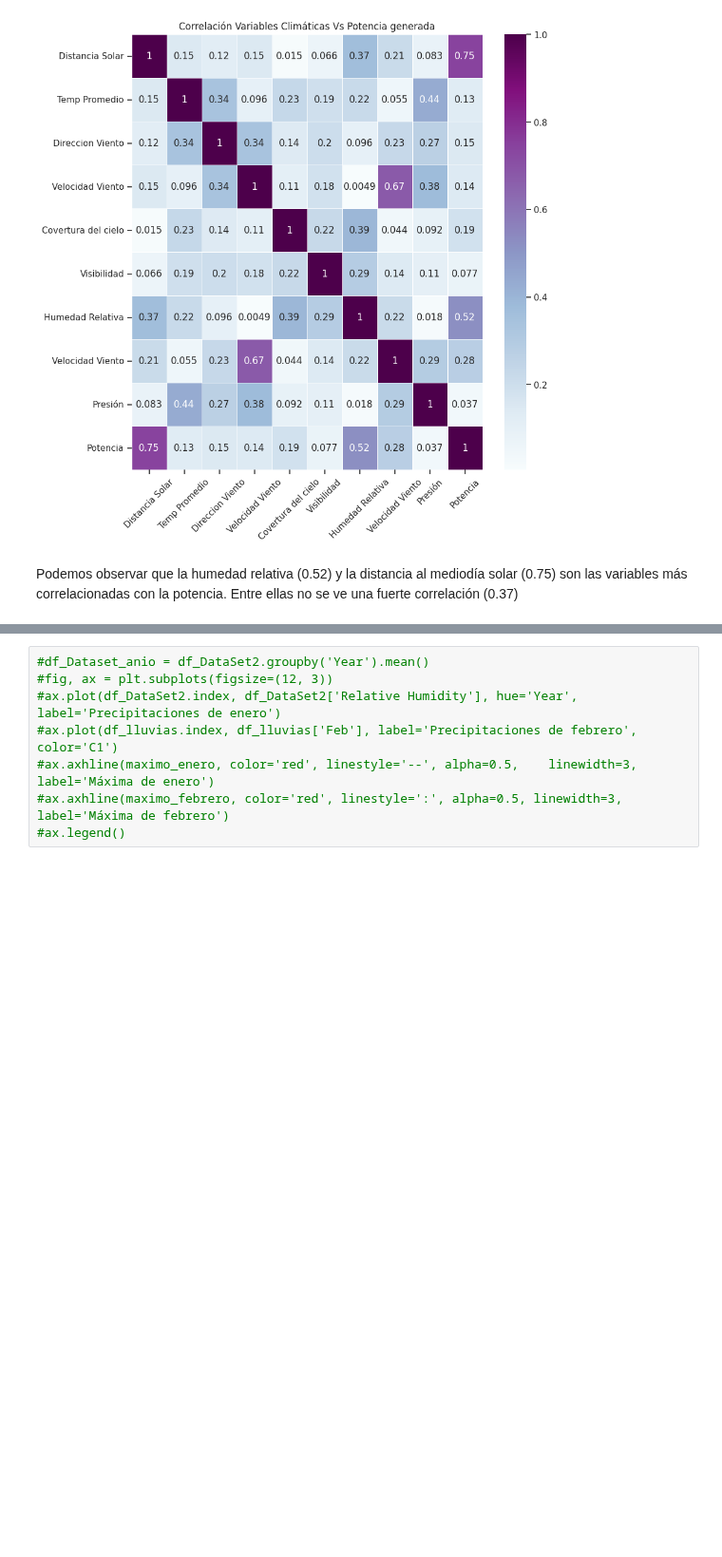
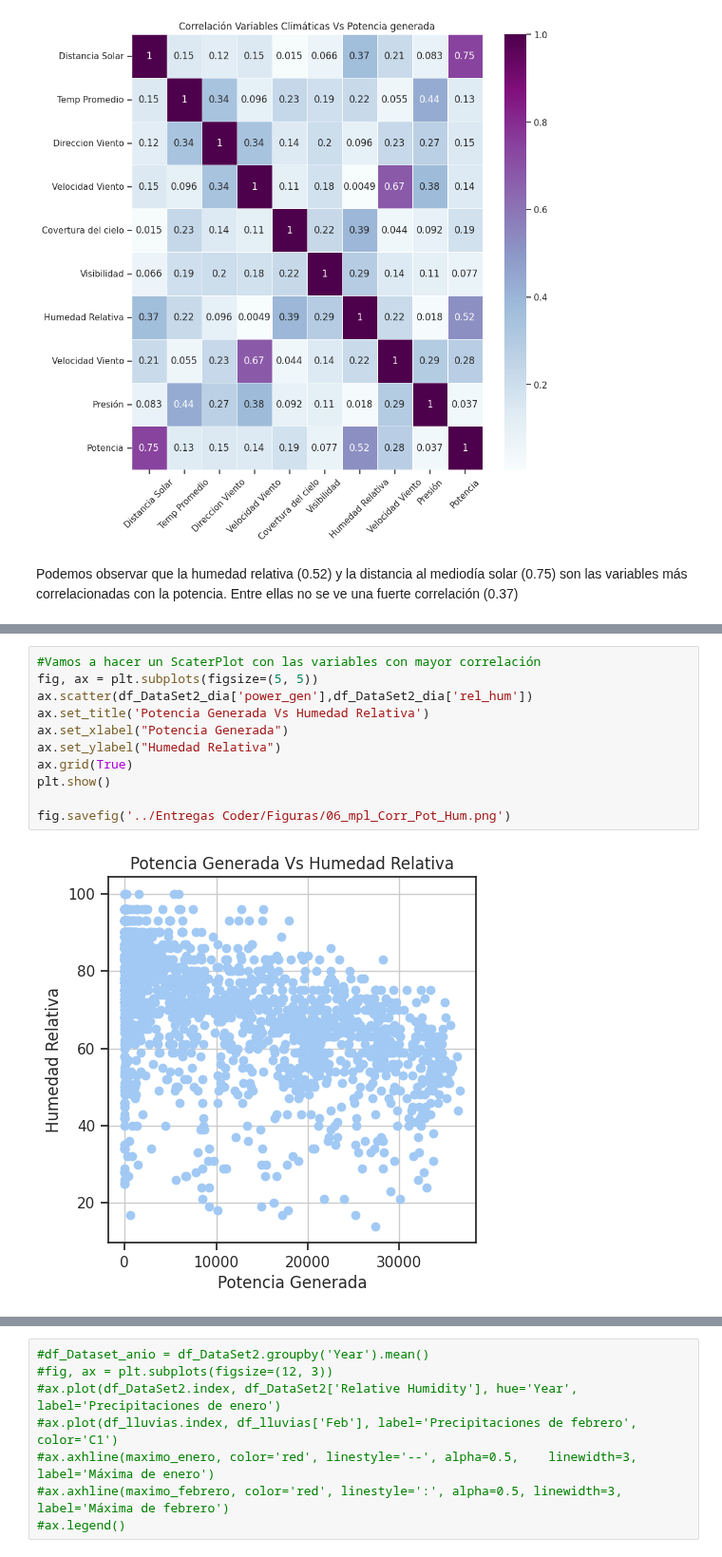
Before and after one commit to FernandoEzequiel/Coder, a Jupyter notebook: notebook/Entregas Coder/Visualizaciones_GarciaGonzalez.ipynb, the cells around one changed output, grey strips where cells are left out. Shown at 95% size. Saved outputs shown, nothing was run; the diff lists cells and outputs as text; blank space fills up the shorter version.

```diff
--- a/notebook/Entregas Coder/Visualizaciones_GarciaGonzalez.ipynb
+++ b/notebook/Entregas Coder/Visualizaciones_GarciaGonzalez.ipynb
@@ -315,0 +329,13 @@ Entre ellas no se ve una fuerte correlación (0.37)
+# %%
+#Vamos a hacer un ScaterPlot con las variables con mayor correlación
+fig, ax = plt.subplots(figsize=(5, 5))
+ax.scatter(df_DataSet2_dia['power_gen'],df_DataSet2_dia['rel_hum'])
+ax.set_title('Potencia Generada Vs Humedad Relativa')
+ax.set_xlabel("Potencia Generada")
+ax.set_ylabel("Humedad Relativa")
+ax.grid(True)
+plt.show()
+
+fig.savefig('../Entregas Coder/Figuras/06_mpl_Corr_Pot_Hum.png')
+# %% [output]
+[figure, added]
```
Also changed, not shown: parts of 2 cells of this notebook, 3 other files.
